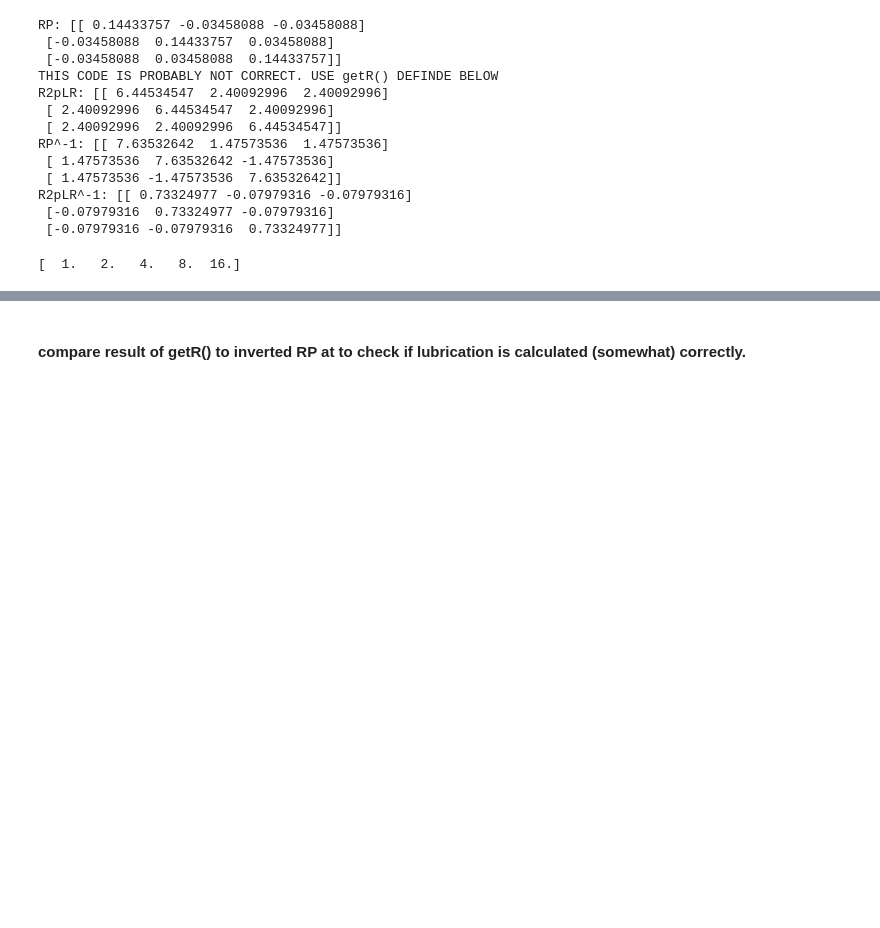
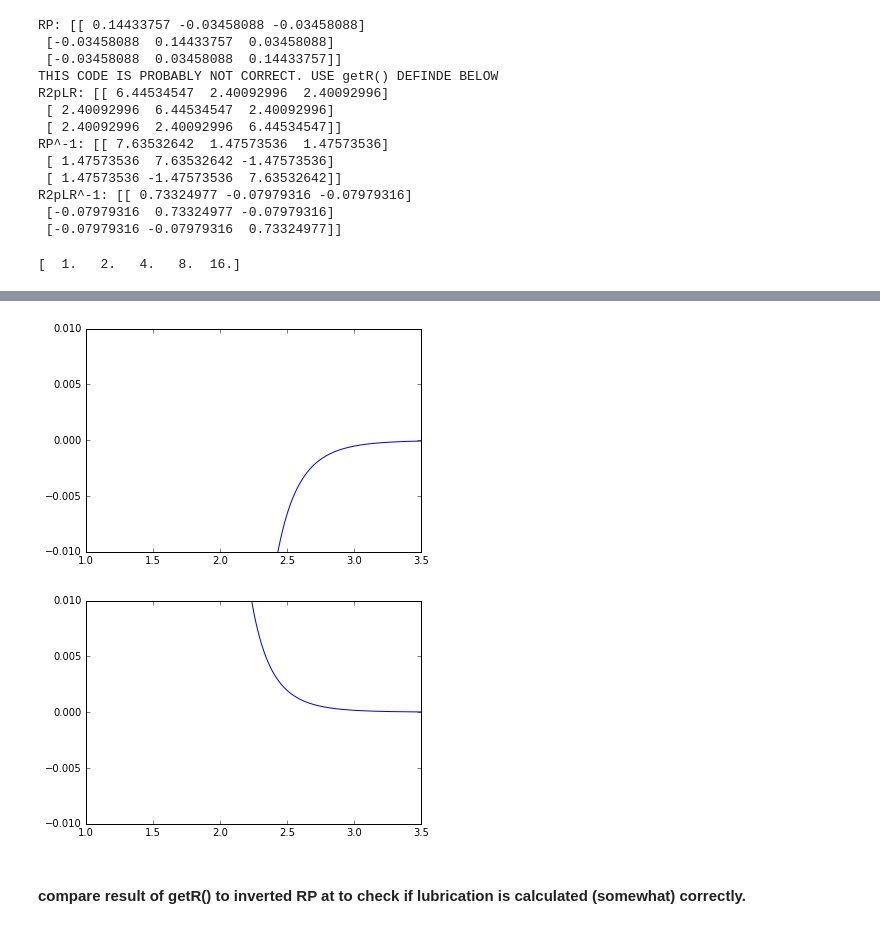
Before and after one commit to JohannHansing/iPythonNB, a Jupyter notebook: HIforBD/HIforBD.ipynb, the cells around one changed output, grey strips where cells are left out. Drawn from its saved outputs; the diff is of its cells as text; code cells hidden in the pictures; blank space fills up the shorter version.

```diff
--- a/HIforBD/HIforBD.ipynb
+++ b/HIforBD/HIforBD.ipynb
@@ -339,0 +244,5 @@ for n in range(4,7):
+# %%
+a=1
+p=2
+rij = np.array([(a+p)/2.,0,0.1])
+(getR(rij,a=a,p=p,getXY=True))
@@ -340,2 +258,20 @@ for n in range(4,7):
+# %%
+a=10
+p=1
+rijs = [np.array([(a+p)/2.+x/(a+p),0.0001,0.0001]) for x in np.arange(0.001,20*(a+p),0.01)]
+Rs = [LA.norm(rij)*4/(a+p) for rij in rijs]
+R2prefs = np.array([getR(rij,a=a,p=p,getTest=True) for rij in rijs])
+plt.plot(Rs,R2prefs[:,0],label='R2')
+plt.ylim([-0.01,0.01])
+plt.xlim([1,3.5])
+plt.show()
+
+plt.plot(Rs,R2prefs[:,1],label='R2')
+plt.ylim([-0.01,0.01])
+plt.xlim([1,3.5])
+plt.show()
+# %% [output]
+[figure, added]
+[figure, added]
 # %% [markdown]
 #### compare result of getR() to inverted RP at to check if lubrication is calculated (somewhat) correctly.
```
Also changed, not shown: parts of 15 cells of this notebook, 3 other files.
